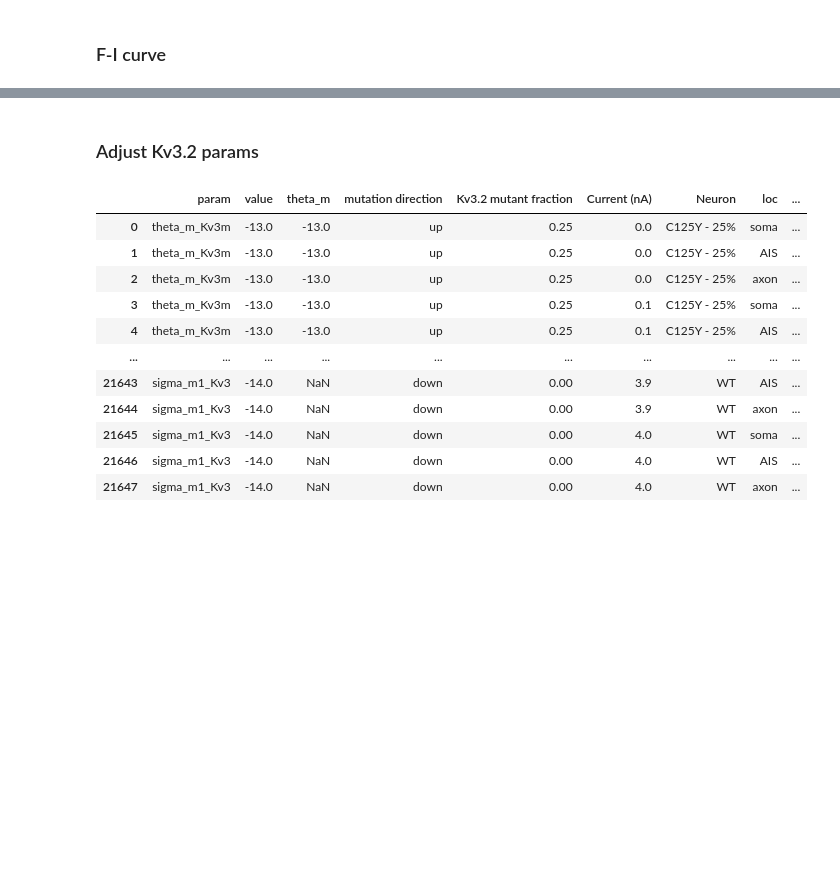
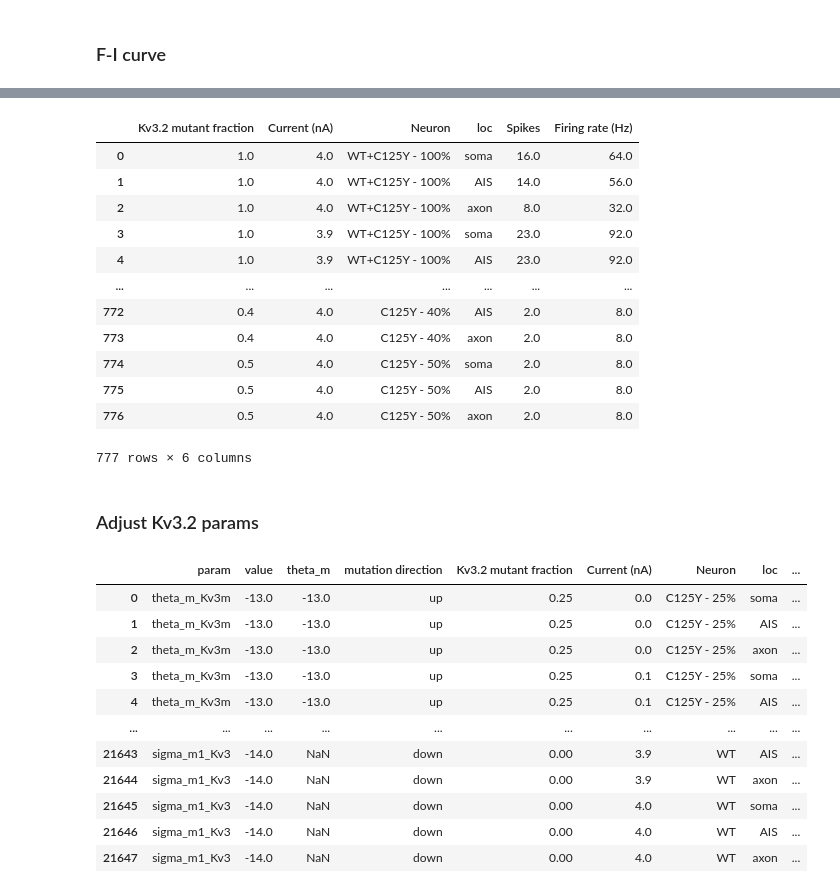
Before and after one commit to ChrisCurrin/pv-kcnc2, a Jupyter notebook: notebook.ipynb, the cells around one changed output, grey strips where cells are left out. Saved outputs shown, nothing was run; the diff lists cells and outputs as text; code cells hidden in the pictures; blank space fills up the shorter version.

```diff
--- a/notebook.ipynb
+++ b/notebook.ipynb
@@ -141,8 +154,10 @@ def iv_calc(
     vclamp_target="amp2",
     ppn_props=None,
     ppn_mut_props=None,
+    ppn_mixed_props=None,
     tstop=210,
     extended=False,
+    desc=None,
 ):
     """
     Calculated IV curve for the ppn and ppn_mut point neurons.
@@ -154,6 +169,13 @@ def iv_calc(
         vclamp_values = np.arange(-65, 50, 5)
     ppn_props = ppn_props or {}
     ppn_mut_props = ppn_mut_props or {}
+    ppn_mixed_props = ppn_mixed_props or {}
+
+    desc = {
+        "amp2": "calc activation",
+        "amp3": "calc deactivation",
+        None: "calc IV curve",
+    }[desc or vclamp_target]
 
     h.tstop = max(tstop, vclamp.dur1 + vclamp.dur2 + vclamp.dur3)
 
@@ -172,19 +194,24 @@ def iv_calc(
         if ppn_props or ppn_mut_props:
             h.usetable_Kv3 = 0
             h.usetable_Kv3m = 0
+            h.usetable_Kv3mixed = 0
         else:
             h.usetable_Kv3 = 1
             h.usetable_Kv3m = 1
+            h.usetable_Kv3mixed = 1
         change_mech_props(ppn, "Kv3", **ppn_props)
         change_mech_props(ppn_mut, "Kv3m", **ppn_mut_props)
+        change_mech_props(ppn_mixed, "Kv3mixed", **ppn_mixed_props)
     else:
         change_mech_props(ppn, "SKv3_1", **ppn_props)
         change_mech_props(ppn_mut, "SKv3_1m", **ppn_mut_props)
+        change_mech_props(ppn_mixed, "SKv3_1mixed", **ppn_mixed_props)
 
     sample_lines = {
         "v": [],
         "ik": [],
         "ik_mut": [],
+        "ik_mixed": [],
     }
 
     tau_calc_meth = (
@@ -194,9 +221,10 @@ def iv_calc(
     )
     tau_key = "tau activation" if vclamp_target == "amp2" else "tau deactivation"
 
-    for amp in tqdm(extended_vclamp_values):
+    for amp in tqdm(extended_vclamp_values, desc=desc):
         setattr(vclamp, vclamp_target, amp)
         setattr(vclamp_mut, vclamp_target, amp)
+        setattr(vclamp_mixed, vclamp_target, amp)
         # vclamp.amp2 = vclamp_mut.amp2 = amp
 
         h.finitialize(env_var()["v_init"])
@@ -207,11 +235,14 @@ def iv_calc(
         ik_np = ik.as_numpy()
         v_mut_np = v_mut.as_numpy()
         ik_mut_np = ik_mut.as_numpy()
+        v_mixed_np = v_mixed.as_numpy()
+        ik_mixed_np = ik_mixed.as_numpy()
 
         if amp in vclamp_values:
             sample_lines["v"].append(np.array(v_np))  # copy data
             sample_lines["ik"].append(np.array(ik_np))
             sample_lines["ik_mut"].append(np.array(ik_mut_np))
+            sample_lines["ik_mixed"].append(np.array(ik_mixed_np))
 
         points = pd.concat(
             [
@@ -219,19 +250,21 @@ def iv_calc(
                 pd.DataFrame(
                     {
                         "v target": vclamp_target,
-                        "v": [amp, amp],
-                        "peak ik": [max(ik_np), max(ik_mut_np)],
+                        "v": [amp, amp, amp],
+                        "peak ik": [max(ik_np), max(ik_mut_np), max(ik_mixed_np)],
                         "tail ik": [
                             calc_tail_current(ik_np, t_np, vclamp),
                             calc_tail_current(ik_mut_np, t_np, vclamp_mut),
+                            calc_tail_current(ik_mixed_np, t_np, vclamp_mixed),
                         ],
                         tau_key: [
                             tau_calc_meth(ik_np, t_np, vclamp),
                             tau_calc_meth(ik_mut_np, t_np, vclamp_mut),
+                            tau_calc_meth(ik_mixed_np, t_np, vclamp_mixed),
                         ],
-                        "Kv3.2": [ppn.name(), ppn_mut.name()],
+                        "Kv3.2": [ppn.name(), ppn_mut.name(), ppn_mixed.name()],
                     },
-                    # index=[0, 1], # only needed if single row
+                    # index=[0, 1, 2], # only needed if single row
                 ),
             ],
             ignore_index=True,
@@ -249,7 +282,9 @@ vclamp_values = np.arange(-80, 65, 5)
 points, sample_lines = iv_calc(vclamp_values, extended=True)
 # run for deactivation (different vclamp target)
 deact_vclamp_values = np.arange(-80, 1, 5)
-deact_points, deact_sample_lines = iv_calc(deact_vclamp_values, vclamp_target="amp3", extended=True)
+deact_points, deact_sample_lines = iv_calc(
+    deact_vclamp_values, vclamp_target="amp3", extended=True
+)
 # keep a copy of the time vector
 t_np = t_vec.as_numpy().copy()
 # %% [markdown]
@@ -748,3 +954,19 @@ sns.lineplot(
+# %%
+ap_df
+# %% [output]
+|  | Kv3.2 mutant fraction | Current (nA) | Neuron | loc | Spikes | Firing rate (Hz) |
+| 0 | 1.0 | 4.0 | WT+C125Y - 100% | soma | 16.0 | 64.0 |
+| 1 | 1.0 | 4.0 | WT+C125Y - 100% | AIS | 14.0 | 56.0 |
+| 2 | 1.0 | 4.0 | WT+C125Y - 100% | axon | 8.0 | 32.0 |
+| 3 | 1.0 | 3.9 | WT+C125Y - 100% | soma | 23.0 | 92.0 |
+| 4 | 1.0 | 3.9 | WT+C125Y - 100% | AIS | 23.0 | 92.0 |
+| ... | ... | ... | ... | ... | ... | ... |
+| 772 | 0.4 | 4.0 | C125Y - 40% | AIS | 2.0 | 8.0 |
+| 773 | 0.4 | 4.0 | C125Y - 40% | axon | 2.0 | 8.0 |
+| 774 | 0.5 | 4.0 | C125Y - 50% | soma | 2.0 | 8.0 |
+| 775 | 0.5 | 4.0 | C125Y - 50% | AIS | 2.0 | 8.0 |
+| 776 | 0.5 | 4.0 | C125Y - 50% | axon | 2.0 | 8.0 |
+777 rows × 6 columns
 # %% [markdown]
 ### Adjust Kv3.2 params
 # %%
```
Also changed, not shown: parts of 15 cells of this notebook, 8 other files.
